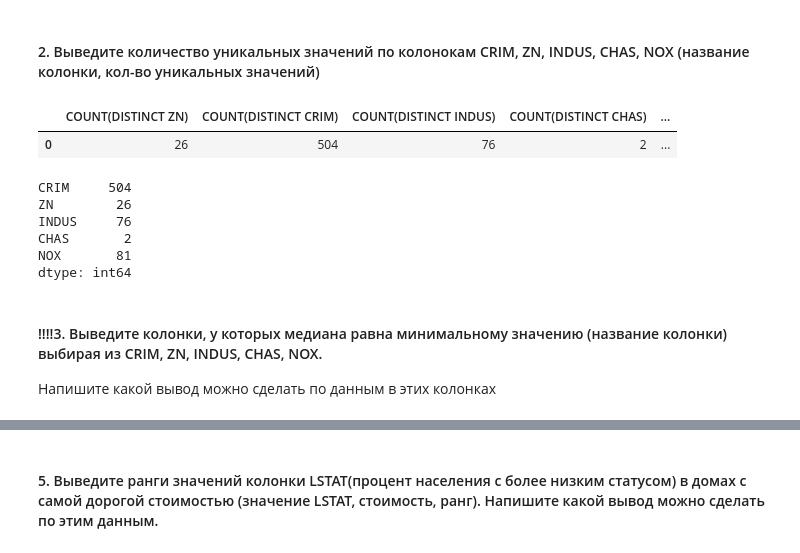
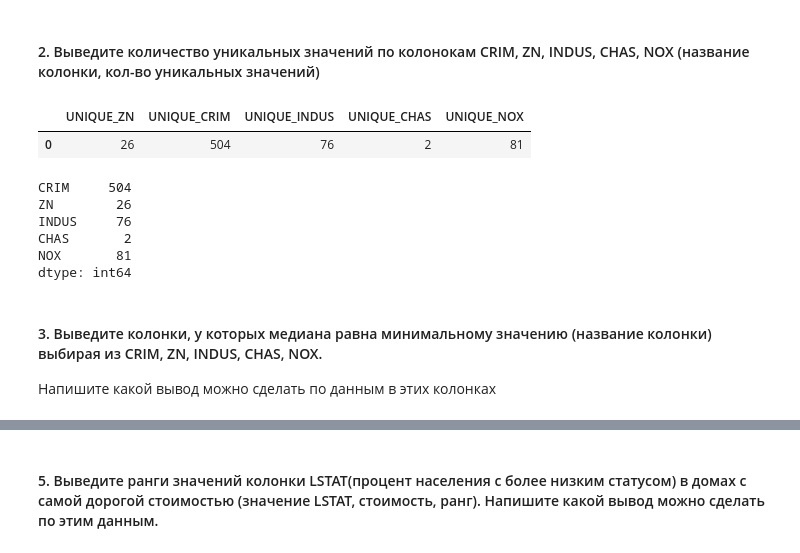
Before and after one commit to matrosov-dmitry/School-DS-HW, a Jupyter notebook: HW-7/HW-7.ipynb, the cells around one changed output, grey strips where cells are left out. Cells and saved outputs as stored; diff of their text form; code cells hidden in the pictures.

```diff
--- a/HW-7/HW-7.ipynb
+++ b/HW-7/HW-7.ipynb
@@ -84,18 +76,18 @@ dtype: int64
 # %%
 pd.read_sql(
     """
-SELECT COUNT(DISTINCT ZN),
-	   COUNT(DISTINCT CRIM),
-	   COUNT(DISTINCT INDUS),
-	   COUNT(DISTINCT CHAS),
-	   COUNT(DISTINCT NOX)
+SELECT COUNT(DISTINCT ZN) AS UNIQUE_ZN,
+	   COUNT(DISTINCT CRIM) AS UNIQUE_CRIM,
+	   COUNT(DISTINCT INDUS) AS UNIQUE_INDUS,
+	   COUNT(DISTINCT CHAS) AS UNIQUE_CHAS,
+	   COUNT(DISTINCT NOX) AS UNIQUE_NOX
 FROM boston nt
     """,
     con,
 )
 # %% [output]
-|  | COUNT(DISTINCT ZN) | COUNT(DISTINCT CRIM) | COUNT(DISTINCT INDUS) | COUNT(DISTINCT CHAS) | ... |
-| 0 | 26 | 504 | 76 | 2 | ... |
+|  | UNIQUE_ZN | UNIQUE_CRIM | UNIQUE_INDUS | UNIQUE_CHAS | UNIQUE_NOX |
+| 0 | 26 | 504 | 76 | 2 | 81 |
 # %%
 data[['CRIM', 'ZN', 'INDUS', 'CHAS', 'NOX']].nunique()
 # %% [output]
@@ -106,5 +98,6 @@ CHAS       2
 NOX       81
 dtype: int64
 # %% [markdown]
-#### !!!!3. Выведите колонки, у которых медиана равна минимальному значению (название колонки) выбирая из CRIM, ZN, INDUS, CHAS, NOX.
+#### 3. Выведите колонки, у которых медиана равна минимальному значению (название колонки) выбирая из CRIM, ZN, INDUS, CHAS, NOX.
+
 Напишите какой вывод можно сделать по данным в этих колонках
```
Also changed, not shown: parts of 25 cells of this notebook, 1 other file.
